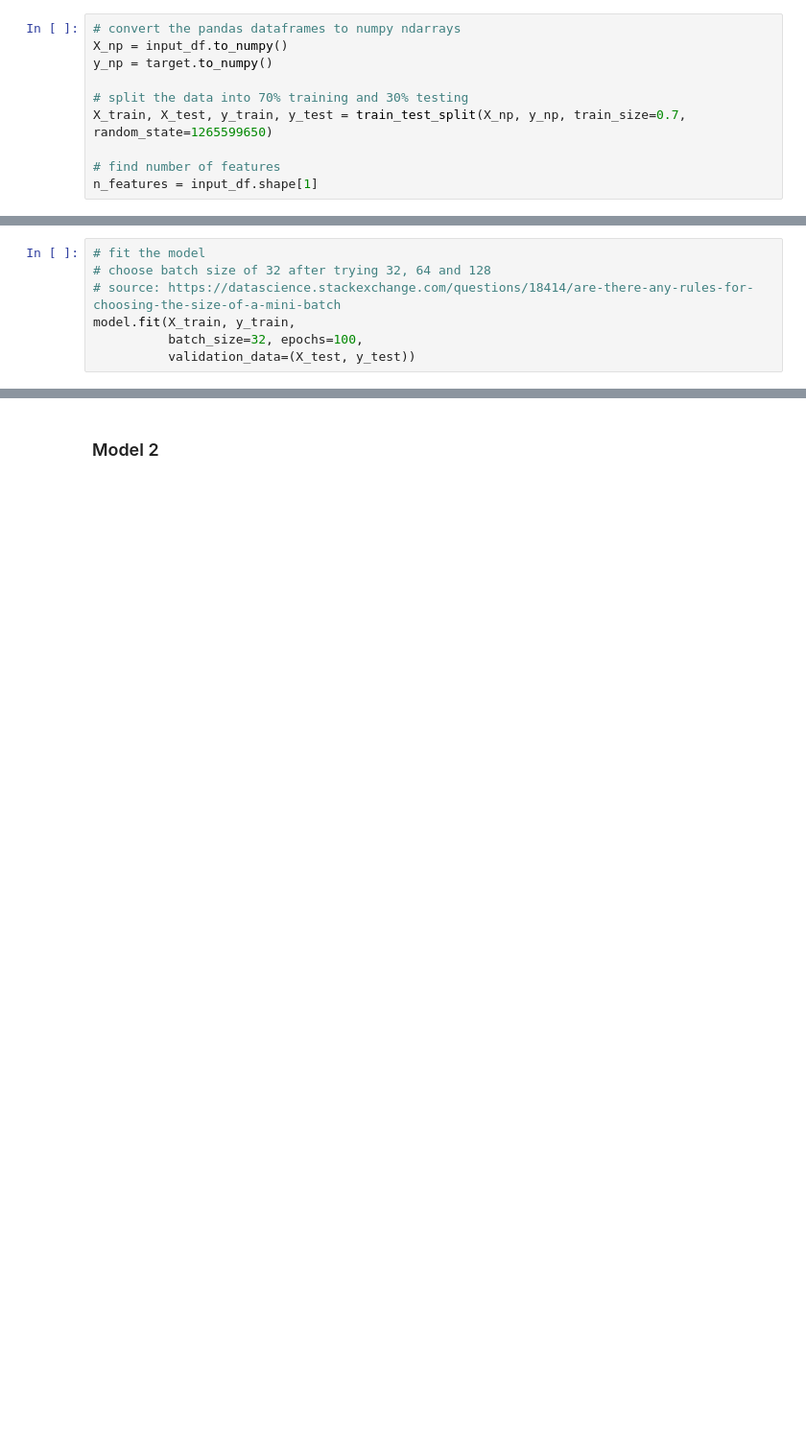
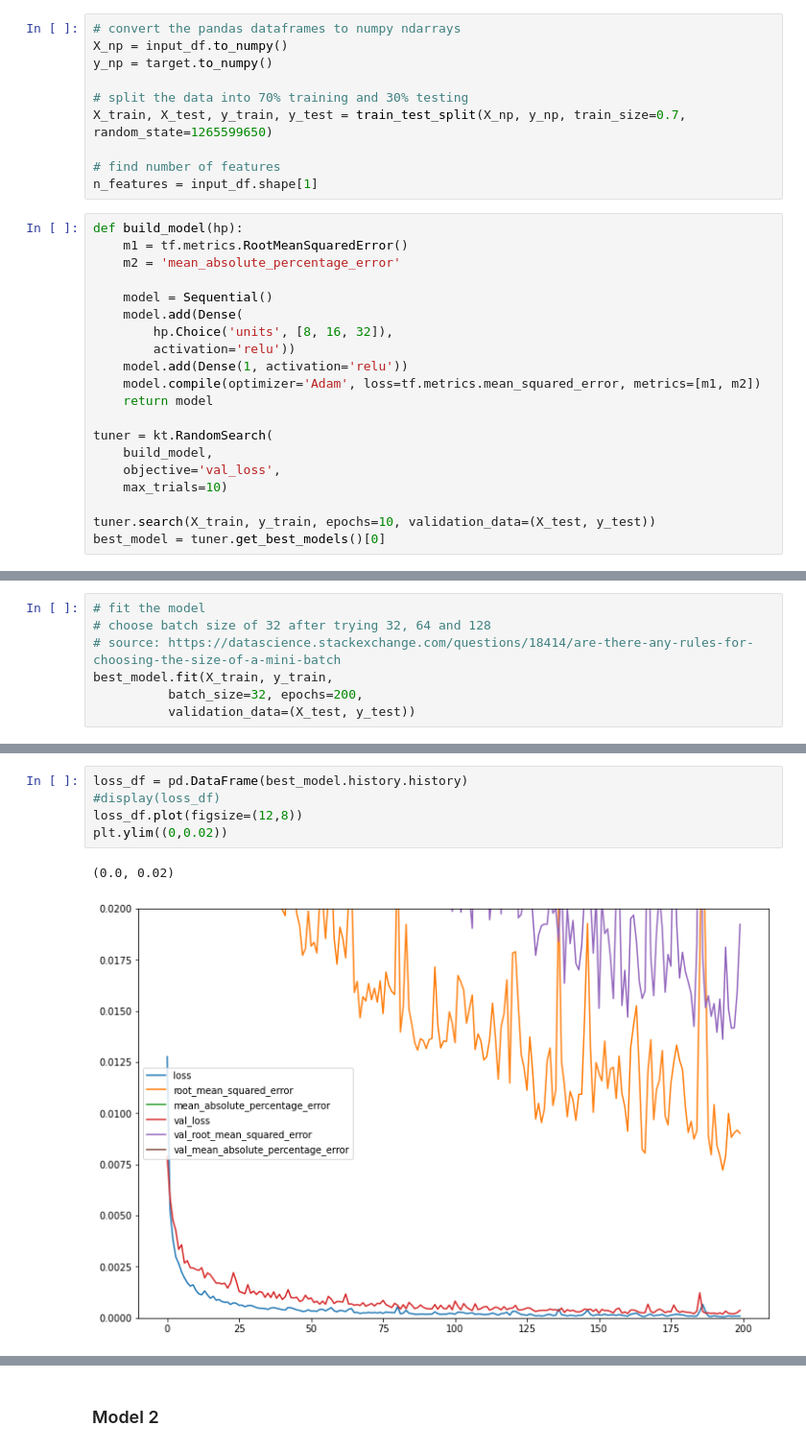
Before and after one commit to Youri-is-super-awesome/Bitches-and-beaches, a Jupyter notebook: code/NN_version1.ipynb, the cells around one changed output, grey strips where cells are left out. Shown at 96% size. Drawn from its saved outputs; the diff is of its cells as text; blank space fills up the shorter version.

```diff
--- a/code/NN_version1.ipynb
+++ b/code/NN_version1.ipynb
@@ -54,3 +56,23 @@ X_train, X_test, y_train, y_test = train_test_split(X_np, y_np, train_size=0.7,
 
 # find number of features
 n_features = input_df.shape[1]
+# %%
+def build_model(hp):
+    m1 = tf.metrics.RootMeanSquaredError()
+    m2 = 'mean_absolute_percentage_error'
+
+    model = Sequential()
+    model.add(Dense(
+        hp.Choice('units', [8, 16, 32]),
+        activation='relu'))
+    model.add(Dense(1, activation='relu'))
+    model.compile(optimizer='Adam', loss=tf.metrics.mean_squared_error, metrics=[m1, m2])
+    return model
+
+tuner = kt.RandomSearch(
+    build_model,
+    objective='val_loss',
+    max_trials=10)
+
+tuner.search(X_train, y_train, epochs=10, validation_data=(X_test, y_test))
+best_model = tuner.get_best_models()[0]
@@ -74,7 +125,7 @@ model.compile(optimizer='Adam', loss=tf.metrics.mean_squared_error, metrics=[m1,
 # fit the model
 # choose batch size of 32 after trying 32, 64 and 128
 # source: https://datascience.stackexchange.com/questions/18414/are-there-any-rules-for-choosing-the-size-of-a-mini-batch
-model.fit(X_train, y_train,
-          batch_size=32, epochs=100,
+best_model.fit(X_train, y_train,
+          batch_size=32, epochs=200,
           validation_data=(X_test, y_test))
 # %% [output]
@@ -111,2 +164,10 @@ Trainable params: 84
 Non-trainable params: 0
 _________________________________________________________________
+# %%
+loss_df = pd.DataFrame(best_model.history.history)
+#display(loss_df)
+loss_df.plot(figsize=(12,8))
+plt.ylim((0,0.02))
+# %% [output]
+(0.0, 0.02)
+[figure, added]
```
Also changed, not shown: parts of 9 cells of this notebook, 14 other files.
